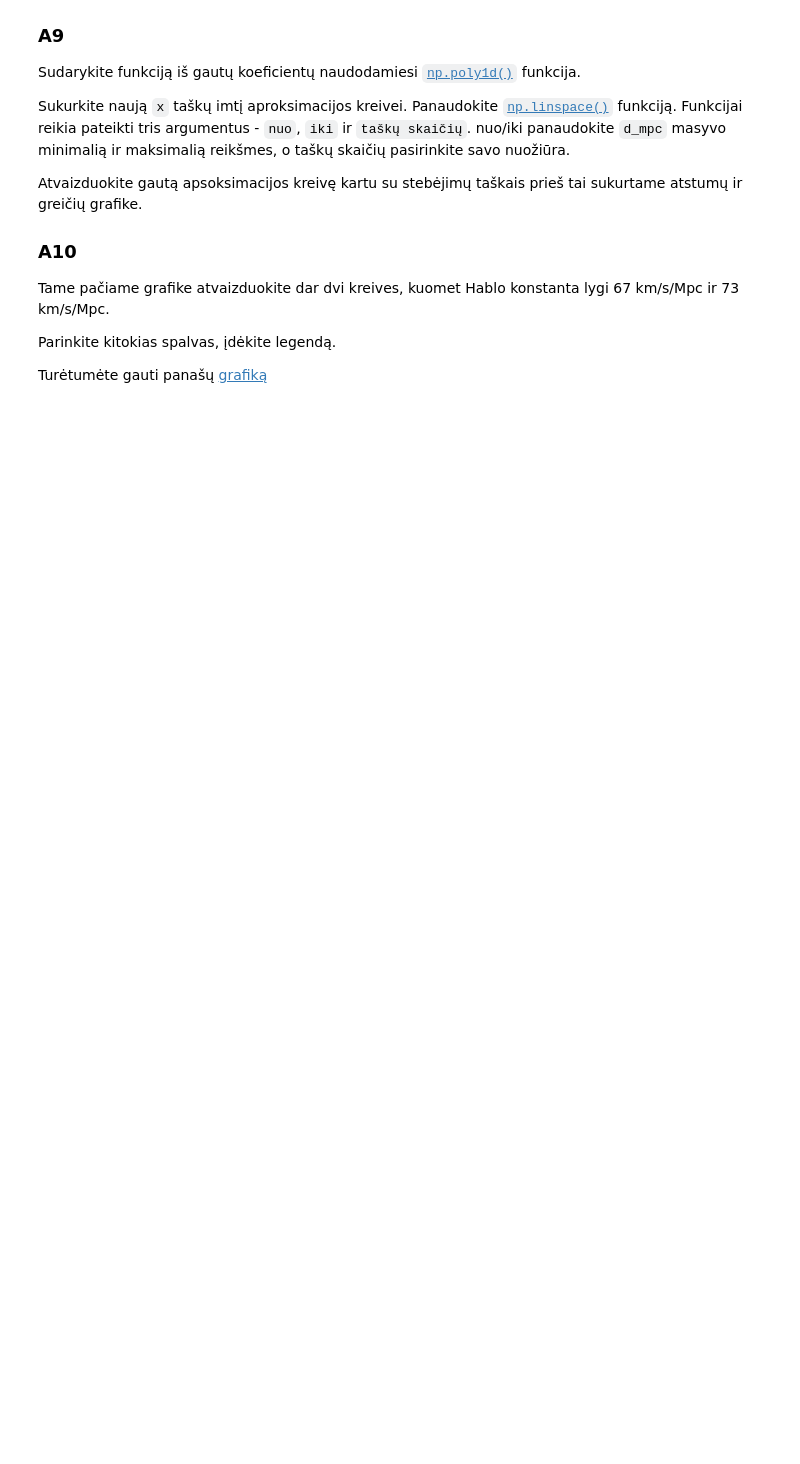
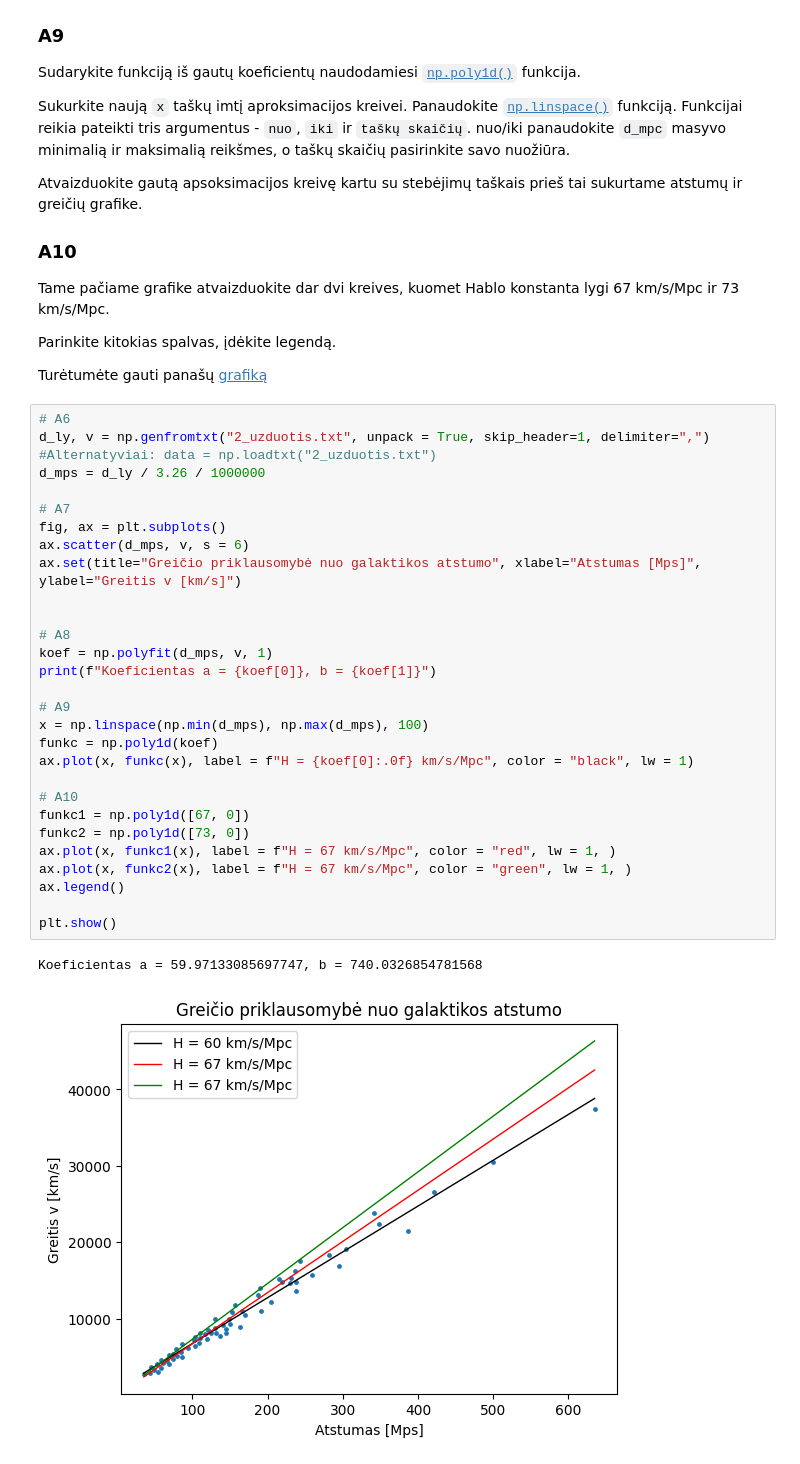
Before and after one commit to IevaRadaviciute/obsidian-translations, a Jupyter notebook: Python_Lab_11.ipynb, the cells around one changed output. Drawn from its saved outputs; the diff is of its cells as text; blank space fills up the shorter version.

```diff
--- a/Python_Lab_11.ipynb
+++ b/Python_Lab_11.ipynb
@@ -135,3 +167,34 @@ Tame pačiame grafike atvaizduokite dar dvi kreives, kuomet Hablo konstanta lygi
 Parinkite kitokias spalvas, įdėkite legendą.
 
 Turėtumėte gauti panašų [grafiką](https://arnas.tfai.vu.lt/examples/2.png)
+# %%
+# A6
+d_ly, v = np.genfromtxt("2_uzduotis.txt", unpack = True, skip_header=1, delimiter=",")  #Alternatyviai: data = np.loadtxt("2_uzduotis.txt")
+d_mps = d_ly / 3.26 / 1000000
+
+# A7
+fig, ax = plt.subplots()
+ax.scatter(d_mps, v, s = 6)
+ax.set(title="Greičio priklausomybė nuo galaktikos atstumo", xlabel="Atstumas [Mps]", ylabel="Greitis v [km/s]")
+
+
+# A8
+koef = np.polyfit(d_mps, v, 1)
+print(f"Koeficientas a = {koef[0]}, b = {koef[1]}")
+
+# A9
+x = np.linspace(np.min(d_mps), np.max(d_mps), 100)
+funkc = np.poly1d(koef)
+ax.plot(x, funkc(x), label = f"H = {koef[0]:.0f} km/s/Mpc", color = "black", lw = 1)
+
+# A10
+funkc1 = np.poly1d([67, 0])
+funkc2 = np.poly1d([73, 0])
+ax.plot(x, funkc1(x), label = f"H = 67 km/s/Mpc", color = "red", lw = 1, )
+ax.plot(x, funkc2(x), label = f"H = 67 km/s/Mpc", color = "green", lw = 1, )
+ax.legend()
+
+plt.show()
+# %% [output]
+Koeficientas a = 59.97133085697747, b = 740.0326854781568
+[figure, added]
```
Also changed, not shown: parts of 3 cells of this notebook.
